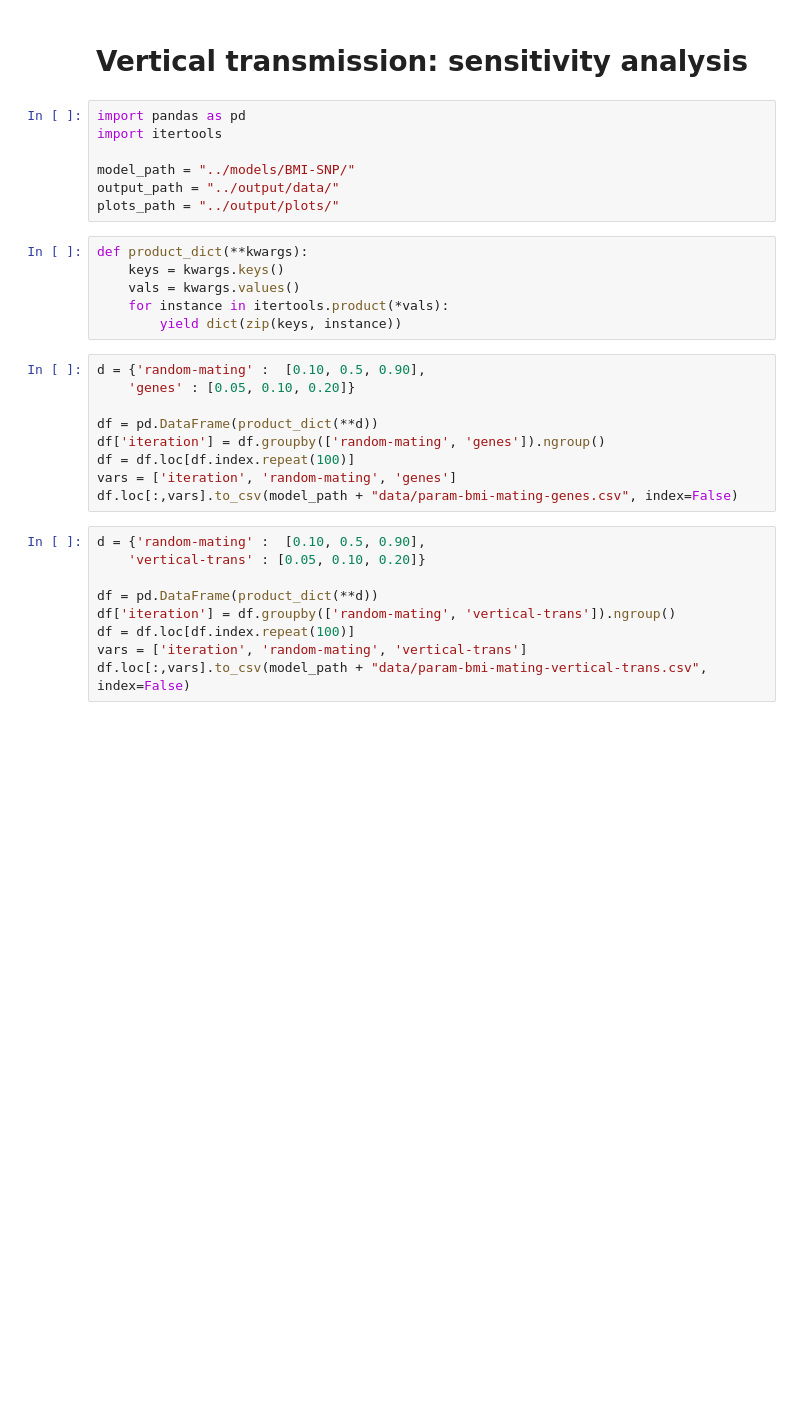
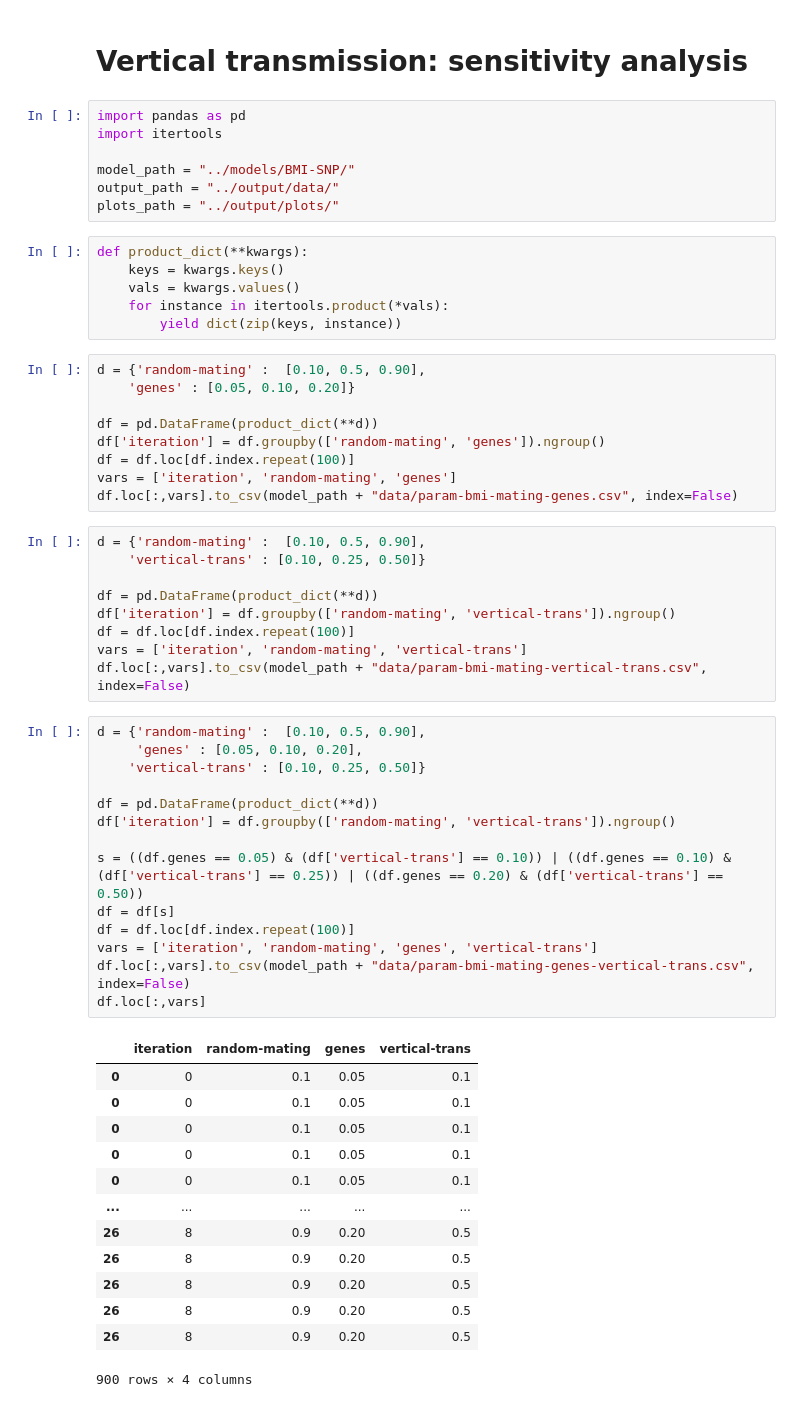
Before and after one commit to sdaza/obesity-dem-heritability, a Jupyter notebook: notebooks/bmi-experiments.ipynb, the cells around one changed output. Drawn from its saved outputs; the diff is of its cells as text; blank space fills up the shorter version.

```diff
--- a/notebooks/bmi-experiments.ipynb
+++ b/notebooks/bmi-experiments.ipynb
@@ -24,10 +24,38 @@ vars = ['iteration', 'random-mating', 'genes']
 df.loc[:,vars].to_csv(model_path + "data/param-bmi-mating-genes.csv", index=False)
 # %%
 d = {'random-mating' :  [0.10, 0.5, 0.90],
-    'vertical-trans' : [0.05, 0.10, 0.20]}
+    'vertical-trans' : [0.10, 0.25, 0.50]}
 
 df = pd.DataFrame(product_dict(**d))
 df['iteration'] = df.groupby(['random-mating', 'vertical-trans']).ngroup()
 df = df.loc[df.index.repeat(100)]
 vars = ['iteration', 'random-mating', 'vertical-trans']
 df.loc[:,vars].to_csv(model_path + "data/param-bmi-mating-vertical-trans.csv", index=False)
+# %%
+d = {'random-mating' :  [0.10, 0.5, 0.90],
+     'genes' : [0.05, 0.10, 0.20],
+    'vertical-trans' : [0.10, 0.25, 0.50]}
+
+df = pd.DataFrame(product_dict(**d))
+df['iteration'] = df.groupby(['random-mating', 'vertical-trans']).ngroup()
+
+s = ((df.genes == 0.05) & (df['vertical-trans'] == 0.10)) | ((df.genes == 0.10) & (df['vertical-trans'] == 0.25)) | ((df.genes == 0.20) & (df['vertical-trans'] == 0.50))
+df = df[s]
+df = df.loc[df.index.repeat(100)]
+vars = ['iteration', 'random-mating', 'genes', 'vertical-trans']
+df.loc[:,vars].to_csv(model_path + "data/param-bmi-mating-genes-vertical-trans.csv", index=False)
+df.loc[:,vars]
+# %% [output]
+|  | iteration | random-mating | genes | vertical-trans |
+| 0 | 0 | 0.1 | 0.05 | 0.1 |
+| 0 | 0 | 0.1 | 0.05 | 0.1 |
+| 0 | 0 | 0.1 | 0.05 | 0.1 |
+| 0 | 0 | 0.1 | 0.05 | 0.1 |
+| 0 | 0 | 0.1 | 0.05 | 0.1 |
+| ... | ... | ... | ... | ... |
+| 26 | 8 | 0.9 | 0.20 | 0.5 |
+| 26 | 8 | 0.9 | 0.20 | 0.5 |
+| 26 | 8 | 0.9 | 0.20 | 0.5 |
+| 26 | 8 | 0.9 | 0.20 | 0.5 |
+| 26 | 8 | 0.9 | 0.20 | 0.5 |
+900 rows × 4 columns
```
Also changed, not shown: 5 other files.
